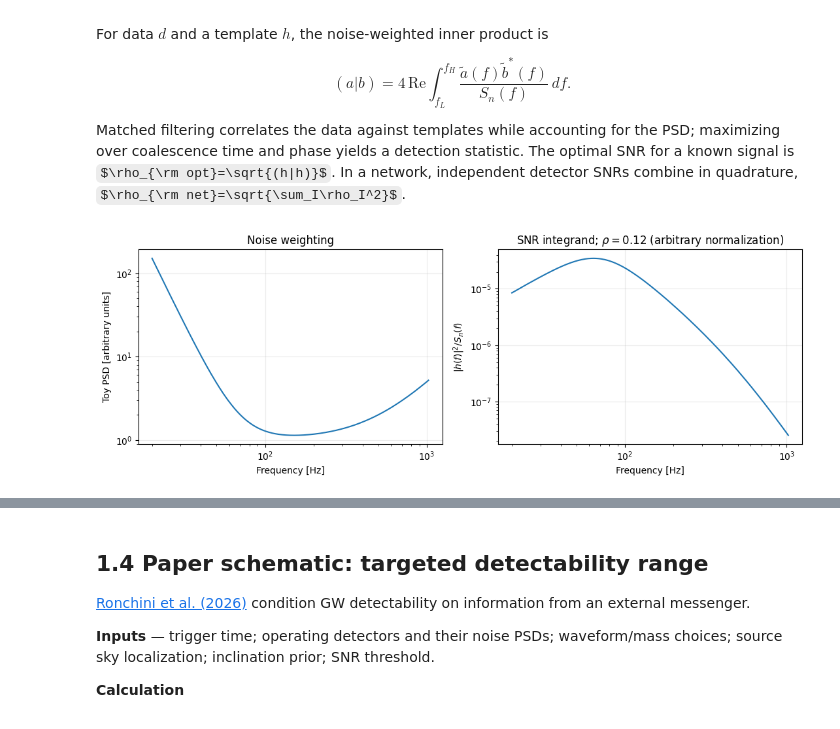
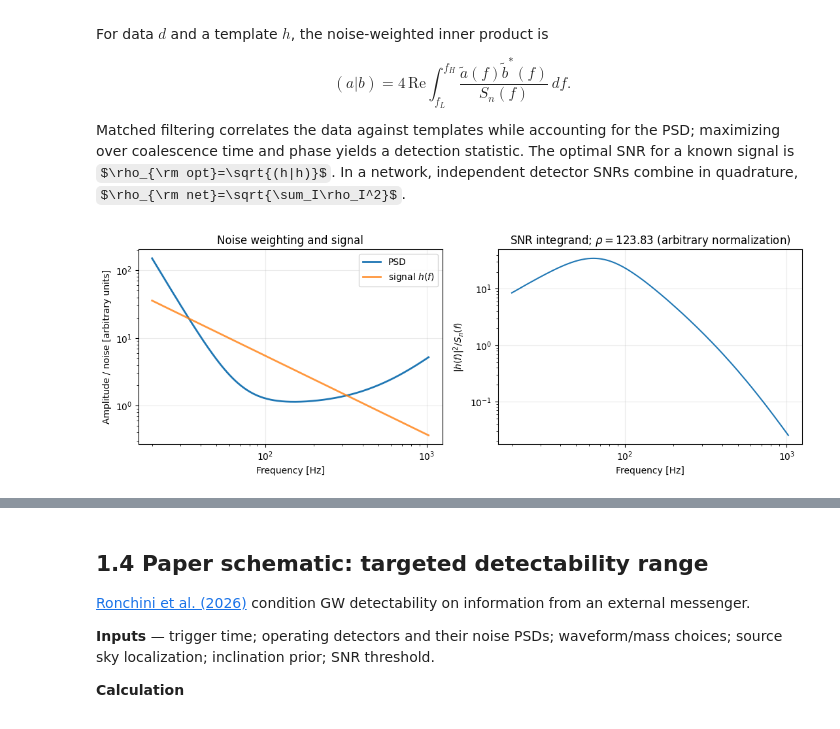
Before and after one commit to samueleronchini/acme_tutorials, a Jupyter notebook: tdr/01_gw_and_paper.ipynb, the cells around one changed output, grey strips where cells are left out. Drawn from its saved outputs; the diff is of its cells as text; code cells hidden in the pictures; some formulas as TeX source.

```diff
--- a/tdr/01_gw_and_paper.ipynb
+++ b/tdr/01_gw_and_paper.ipynb
@@ -108,18 +99,0 @@ The next cell plots the leading-order amplitude shape, normalized for display. I
-# %%
-frequency = np.linspace(20, 1024, 2000)
-mc_bns = chirp_mass(1.4, 1.4)
-mc_heavier = chirp_mass(10.0, 1.4)
-
-def inspiral_shape(f, mc):
-    return mc ** (5 / 6) * f ** (-7 / 6)
-
-plt.figure(figsize=(8, 4))
-for mc, label in [(mc_bns, "1.4 + 1.4 $M_\\odot$"), (mc_heavier, "10 + 1.4 $M_\\odot$")]:
-    amp = inspiral_shape(frequency, mc)
-    plt.loglog(frequency, amp / amp.max(), label=label)
-plt.xlabel("Frequency [Hz]")
-plt.ylabel("Normalized inspiral amplitude")
-plt.title("Leading-order inspiral shape (illustrative)")
-plt.legend()
-plt.grid(alpha=0.25)
-plt.show()
@@ -137,23 +109,42 @@ $$ (a|b)=4\,\mathrm{Re}\int_{f_L}^{f_H}\frac{\tilde a(f)\tilde b^*(f)}{S_n(f)}\,
 Matched filtering correlates the data against templates while accounting for the PSD; maximizing over coalescence time and phase yields a detection statistic. The optimal SNR for a known signal is $\rho_{\rm opt}=\sqrt{(h|h)}$. In a network, independent detector SNRs combine in quadrature, $\rho_{\rm net}=\sqrt{\sum_I\rho_I^2}$.
 # %%
 # A toy PSD: broad low-frequency noise plus a high-frequency rise.
+frequency = np.linspace(20, 1024, 2000)
+mc_bns = chirp_mass(1.4, 1.4)
+mc_heavier = chirp_mass(10.0, 1.4)
+
+def inspiral_shape(f, mc):
+    return 1000*mc ** (5 / 6) * f ** (-7 / 6)
+
 psd = 1.0 + (70 / frequency) ** 4 + (frequency / 500) ** 2
 h = inspiral_shape(frequency, mc_bns)
 integrand = h**2 / psd
 rho_squared = 4 * np.trapz(integrand, frequency)
 rho = np.sqrt(rho_squared)
 
 fig, axes = plt.subplots(1, 2, figsize=(11, 4))
-axes[0].loglog(frequency, psd)
-axes[0].set(xlabel="Frequency [Hz]", ylabel="Toy PSD [arbitrary units]", title="Noise weighting")
+axes[0].loglog(frequency, psd, label="PSD", linewidth=2)
+axes[0].loglog(frequency, h, label=r"signal $h(f)$", linewidth=2, alpha=0.8)
+axes[0].set(
+    xlabel="Frequency [Hz]",
+    ylabel="Amplitude / noise [arbitrary units]",
+    title="Noise weighting and signal",
+)
+axes[0].legend()
+axes[0].grid(alpha=0.25)
+
 axes[1].loglog(frequency, integrand)
-axes[1].set(xlabel="Frequency [Hz]", ylabel="$|h(f)|^2/S_n(f)$", title=f"SNR integrand; $\\rho={rho:.2f}$ (arbitrary normalization)")
-for ax in axes:
-    ax.grid(alpha=0.25)
+axes[1].set(
+    xlabel="Frequency [Hz]",
+    ylabel=r"$|h(f)|^2/S_n(f)$",
+    title=rf"SNR integrand; $\rho={rho:.2f}$ (arbitrary normalization)",
+)
+axes[1].grid(alpha=0.25)
+
 plt.tight_layout()
 plt.show()
 # %% [output]
-[figure, old version]
+[figure, new version]
 # %% [markdown]
 ## 1.3 Template banks, matched filtering, and false-alarm rates
 
```
Also changed, not shown: parts of 5 cells of this notebook, 2 other files.
